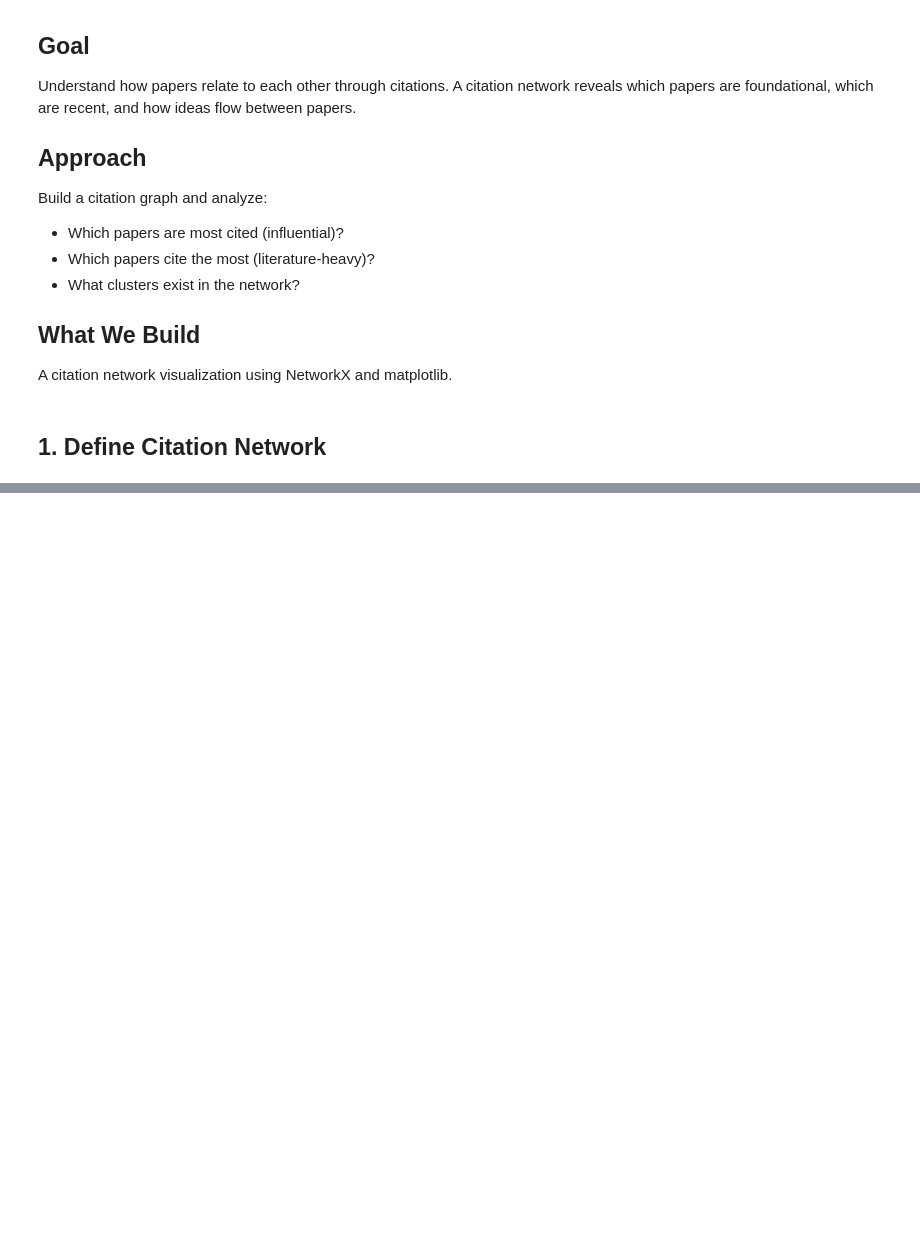
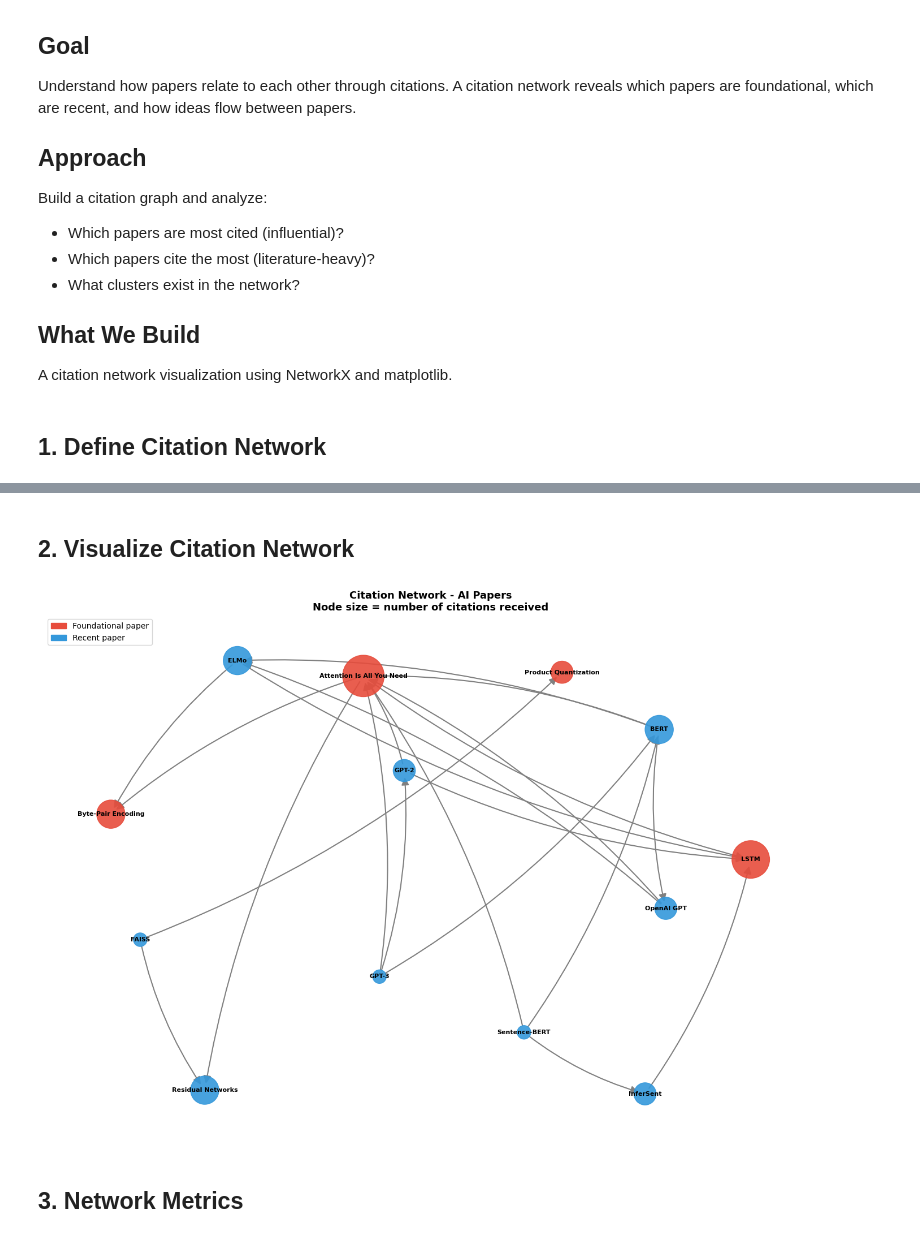
Before and after one commit to Honaxen/scientific-language-modeling, a Jupyter notebook: notebooks/05_citation_analysis.ipynb, the cells around one changed output, grey strips where cells are left out. Saved outputs shown, nothing was run; the diff lists cells and outputs as text; code cells hidden in the pictures; blank space fills up the shorter version.

Commit message:
feat: add Network Metrics

```diff
--- a/notebooks/05_citation_analysis.ipynb
+++ b/notebooks/05_citation_analysis.ipynb
@@ -62,0 +67,43 @@ AttributeError: 'DiGraph' object has no attribute 'in_degrees'
+# %% [markdown]
+## 2. Visualize Citation Network
+# %%
+fig, ax = plt.subplots(figsize=(14, 10))
+
+# Layout
+pos = nx.spring_layout(G, seed=42, k=2)
+
+# Node sizes based on in-degree (citations received)
+in_degrees_dict = dict(G.in_degree())
+node_sizes = [300 + in_degrees_dict[n] * 500 for n in G.nodes()]
+
+# Node colors - foundational papers vs recent papers
+foundational = ["Attention Is All You Need", "LSTM", "Residual Network",
+                "Byte-Pair Encoding", "Product Quantization"]
+node_colors = ["#e74c3c" if n in foundational else "#3498db" for n in G.nodes()]
+
+# Draw
+nx.draw_networkx_nodes(G, pos, node_size=node_sizes,
+                      node_color=node_colors, alpha=0.9, ax=ax)
+nx.draw_networkx_labels(G, pos, font_size=8, font_weight="bold", ax=ax)
+nx.draw_networkx_edges(G, pos, edge_color="gray", arrows=True,
+                      arrowsize=20, width=1.5,
+                      connectionstyle="arc3,rad=0.1", ax=ax)
+
+# Legend
+from matplotlib.patches import Patch
+legend = [
+    Patch(color="#e74c3c", label="Foundational paper"),
+    Patch(color="#3498db", label="Recent paper"),
+]
+ax.legend(handles=legend, loc="upper left", fontsize=10)
+ax.set_title("Citation Network - AI Papers\nNode size = number of citations received",
+            fontsize=13, fontweight="bold")
+ax.axis("off")
+
+plt.tight_layout()
+plt.savefig("citation_network.png", dpi=300)
+plt.show()
+# %% [output]
+[figure, added]
+# %% [markdown]
+## 3. Network Metrics
```
Also changed, not shown: parts of 3 cells of this notebook.
